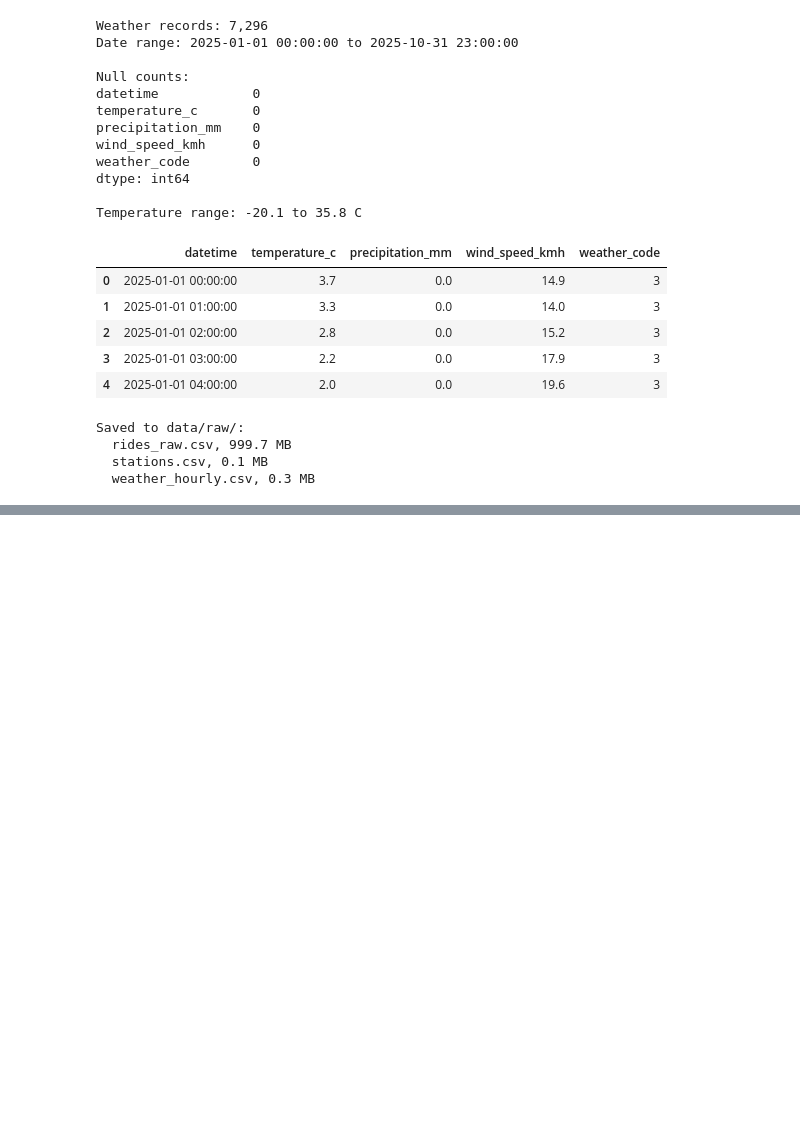
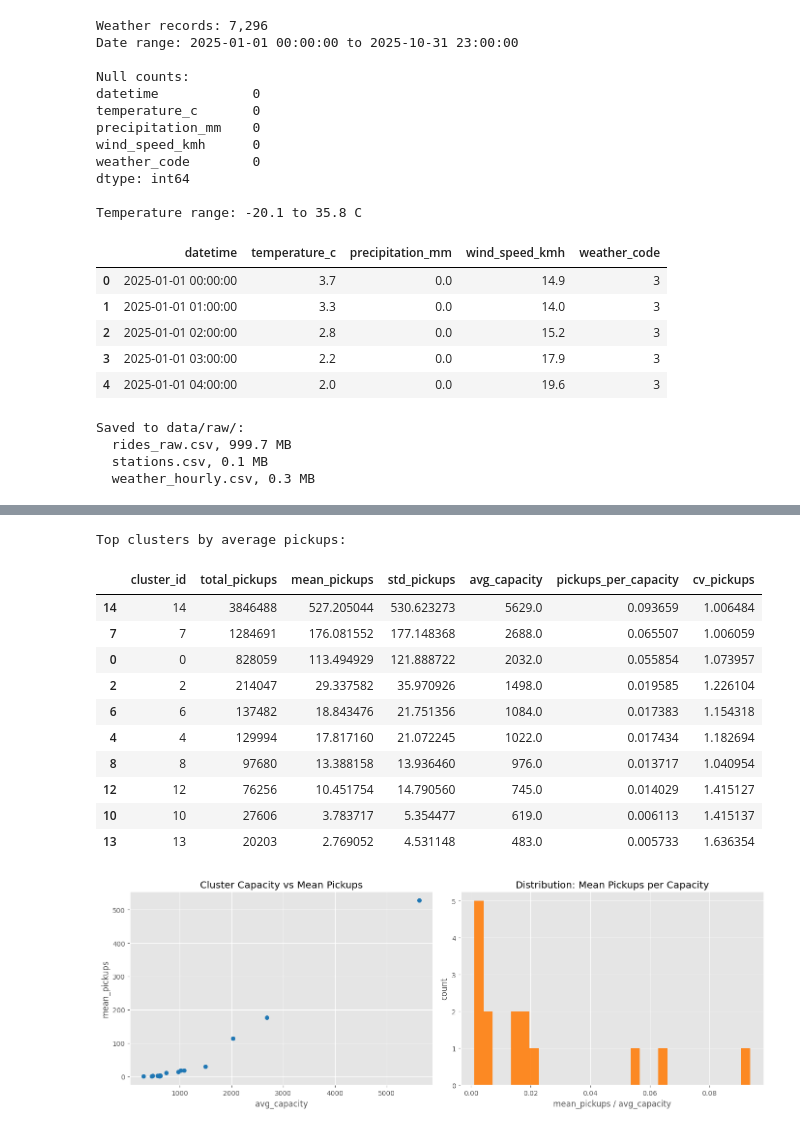
Before and after one commit to abdueee/Toronto-Bikeshare-Forecasting, a Jupyter notebook: notebooks/data_ingestion.ipynb, the cells around one changed output, grey strips where cells are left out. Saved outputs shown, nothing was run; the diff lists cells and outputs as text; code cells hidden in the pictures; blank space fills up the shorter version.

```diff
--- a/notebooks/data_ingestion.ipynb
+++ b/notebooks/data_ingestion.ipynb
@@ -245,0 +470,41 @@ Saved to data/raw/:
+# %%
+# Cluster-level behavior and capacity normalization
+cluster_agg = full.groupby("cluster_id", as_index=False).agg(
+    total_pickups=("pickups", "sum"),
+    mean_pickups=("pickups", "mean"),
+    std_pickups=("pickups", "std"),
+    avg_capacity=("cluster_capacity", "mean")
+)
+cluster_agg["pickups_per_capacity"] = cluster_agg["mean_pickups"] / cluster_agg["avg_capacity"].replace(0, np.nan)
+cluster_agg["cv_pickups"] = cluster_agg["std_pickups"] / cluster_agg["mean_pickups"].replace(0, np.nan)
+
+print("Top clusters by average pickups:")
+display(cluster_agg.sort_values("mean_pickups", ascending=False).head(10))
+
+fig, axes = plt.subplots(1, 2, figsize=(14, 5))
+axes[0].scatter(cluster_agg["avg_capacity"], cluster_agg["mean_pickups"], color="#1f77b4")
+axes[0].set_title("Cluster Capacity vs Mean Pickups")
+axes[0].set_xlabel("avg_capacity")
+axes[0].set_ylabel("mean_pickups")
+
+axes[1].hist(cluster_agg["pickups_per_capacity"].dropna(), bins=30, color="#ff7f0e", alpha=0.9)
+axes[1].set_title("Distribution: Mean Pickups per Capacity")
+axes[1].set_xlabel("mean_pickups / avg_capacity")
+axes[1].set_ylabel("count")
+
+plt.tight_layout()
+plt.show()
+# %% [output]
+Top clusters by average pickups:
+|  | cluster_id | total_pickups | mean_pickups | std_pickups | avg_capacity | pickups_per_capacity | cv_pickups |
+| 14 | 14 | 3846488 | 527.205044 | 530.623273 | 5629.0 | 0.093659 | 1.006484 |
+| 7 | 7 | 1284691 | 176.081552 | 177.148368 | 2688.0 | 0.065507 | 1.006059 |
+| 0 | 0 | 828059 | 113.494929 | 121.888722 | 2032.0 | 0.055854 | 1.073957 |
+| 2 | 2 | 214047 | 29.337582 | 35.970926 | 1498.0 | 0.019585 | 1.226104 |
+| 6 | 6 | 137482 | 18.843476 | 21.751356 | 1084.0 | 0.017383 | 1.154318 |
+| 4 | 4 | 129994 | 17.817160 | 21.072245 | 1022.0 | 0.017434 | 1.182694 |
+| 8 | 8 | 97680 | 13.388158 | 13.936460 | 976.0 | 0.013717 | 1.040954 |
+| 12 | 12 | 76256 | 10.451754 | 14.790560 | 745.0 | 0.014029 | 1.415127 |
+| 10 | 10 | 27606 | 3.783717 | 5.354477 | 619.0 | 0.006113 | 1.415137 |
+| 13 | 13 | 20203 | 2.769052 | 4.531148 | 483.0 | 0.005733 | 1.636354 |
+[figure, added]
```
Also changed, not shown: parts of 11 cells of this notebook.
